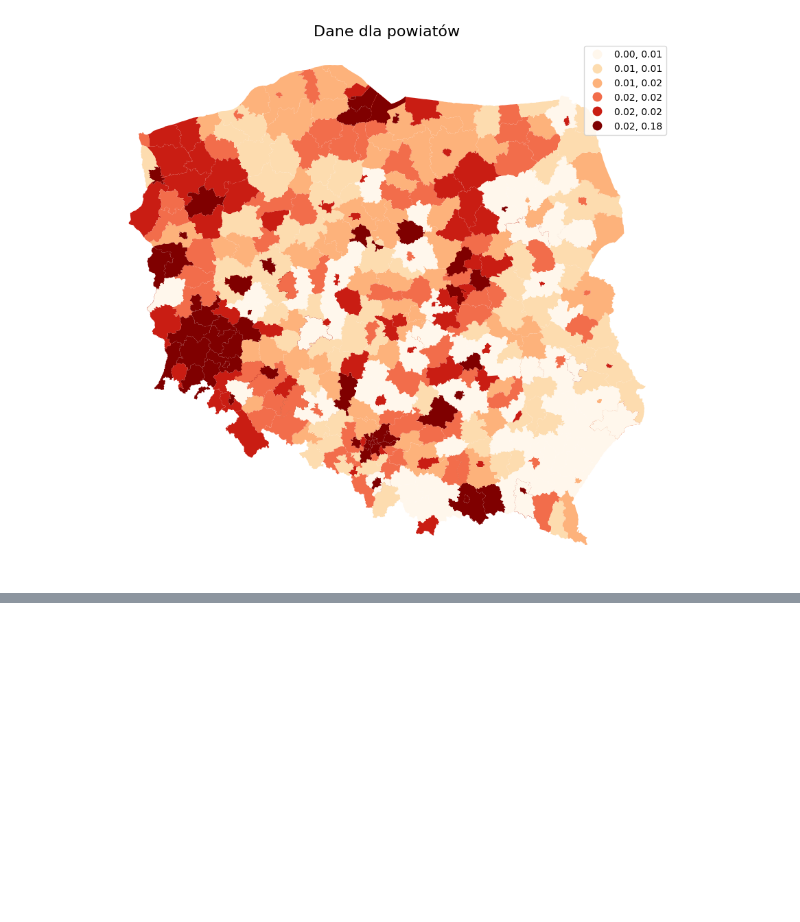
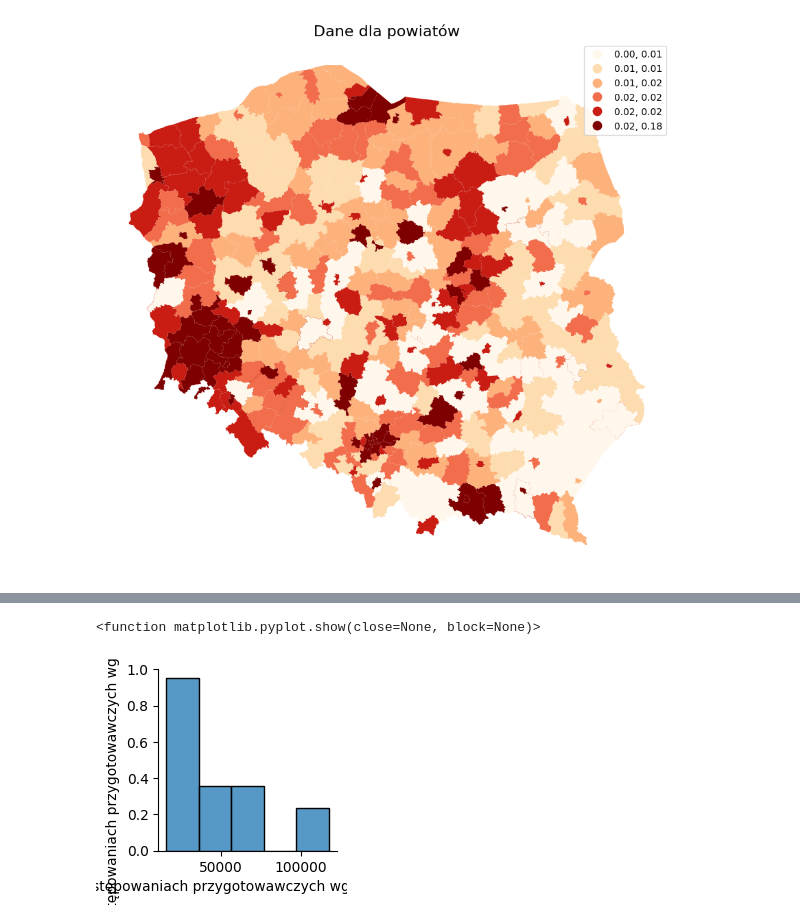
Before and after one commit to Psylo1226/Spatial-econometrics, a Jupyter notebook: Projekt_2/Projekt_2.ipynb, the cells around one changed output, grey strips where cells are left out. Cells and saved outputs as stored; diff of their text form; code cells hidden in the pictures; blank space fills up the shorter version.

```diff
--- a/Projekt_2/Projekt_2.ipynb
+++ b/Projekt_2/Projekt_2.ipynb
@@ -279,0 +397,6 @@ plt.show()
+# %%
+sns.pairplot(woj)
+plt.show
+# %% [output]
+<function matplotlib.pyplot.show(close=None, block=None)>
+[figure, added]
```
Also changed, not shown: parts of 29 cells of this notebook.
